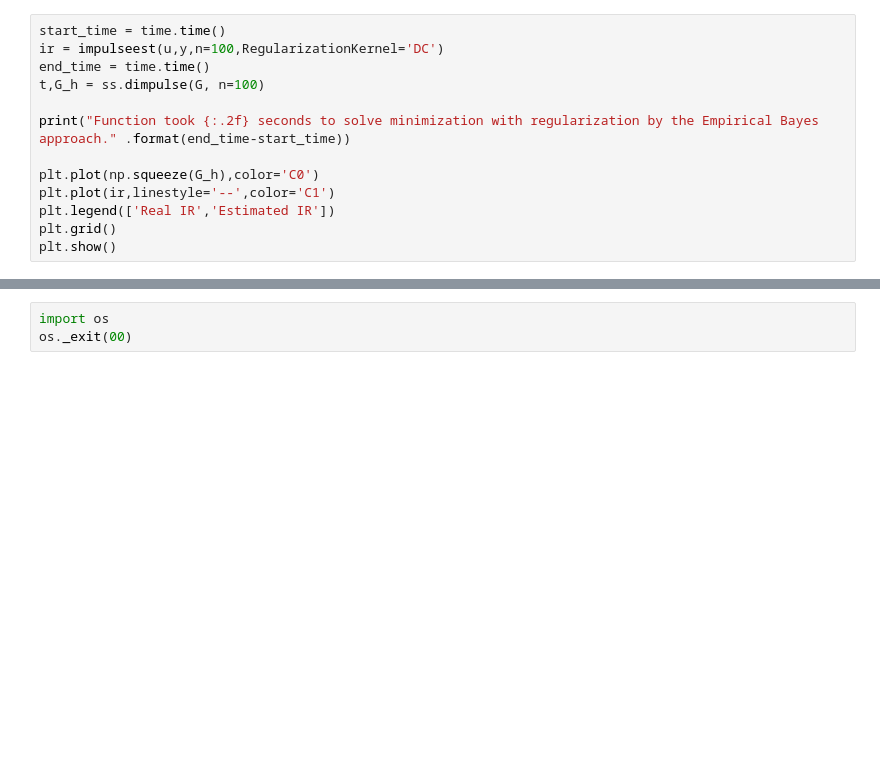
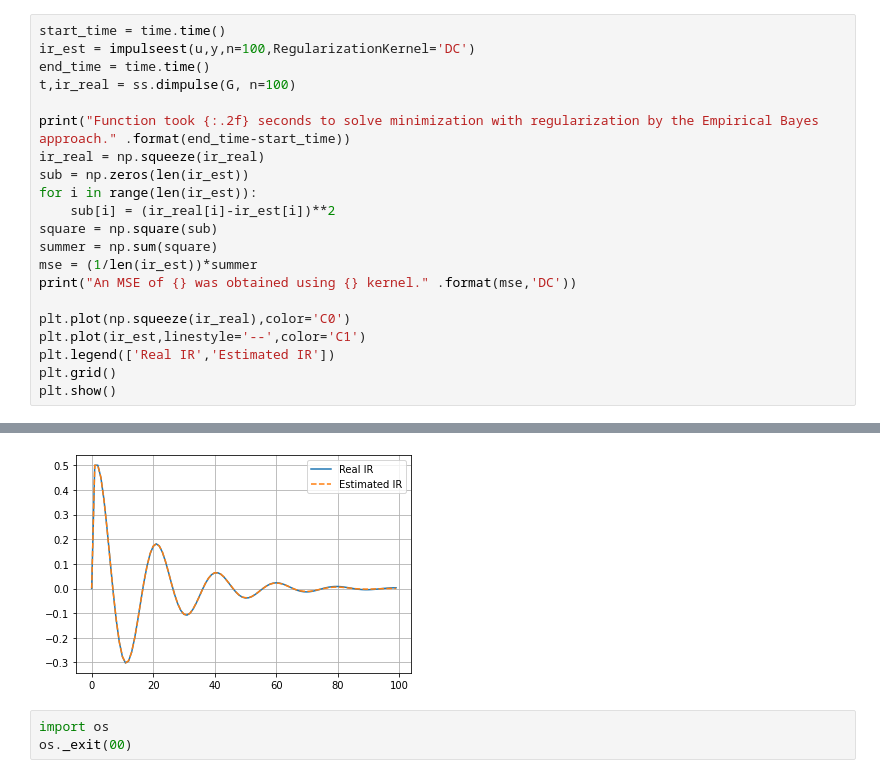
Before and after one commit to LVF784/impulseest, a Jupyter notebook: example/test_stuff.ipynb, the cells around one changed output, grey strips where cells are left out. Saved outputs shown, nothing was run; the diff lists cells and outputs as text; blank space fills up the shorter version.

```diff
--- a/example/test_stuff.ipynb
+++ b/example/test_stuff.ipynb
@@ -70,13 +77,22 @@ plt.show()
 # %%
 start_time = time.time()
-ir = impulseest(u,y,n=100,RegularizationKernel='DC')
+ir_est = impulseest(u,y,n=100,RegularizationKernel='DC')
 end_time = time.time()
-t,G_h = ss.dimpulse(G, n=100)
+t,ir_real = ss.dimpulse(G, n=100)
 
 print("Function took {:.2f} seconds to solve minimization with regularization by the Empirical Bayes approach." .format(end_time-start_time))
+ir_real = np.squeeze(ir_real)
+sub = np.zeros(len(ir_est))
+for i in range(len(ir_est)):
+    sub[i] = (ir_real[i]-ir_est[i])**2
+square = np.square(sub)
+summer = np.sum(square)
+mse = (1/len(ir_est))*summer
+print("An MSE of {} was obtained using {} kernel." .format(mse,'DC'))
 
-plt.plot(np.squeeze(G_h),color='C0')
-plt.plot(ir,linestyle='--',color='C1')
+plt.plot(np.squeeze(ir_real),color='C0')
+plt.plot(ir_est,linestyle='--',color='C1')
 plt.legend(['Real IR','Estimated IR'])
 plt.grid()
 plt.show()
+# %% [output]
@@ -83,3 +101,4 @@ plt.show()
+[figure, added]
 # %%
 import os
 os._exit(00)
```
Also changed, not shown: parts of 4 cells of this notebook, 6 other files.
